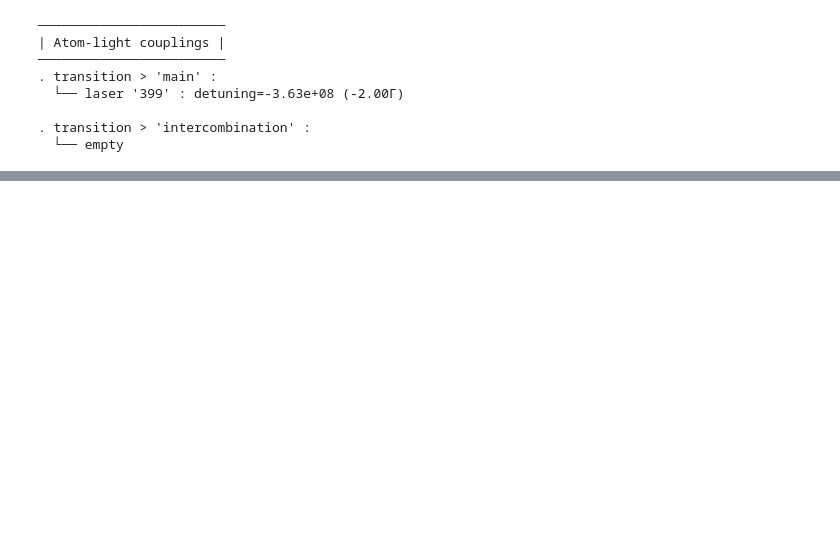
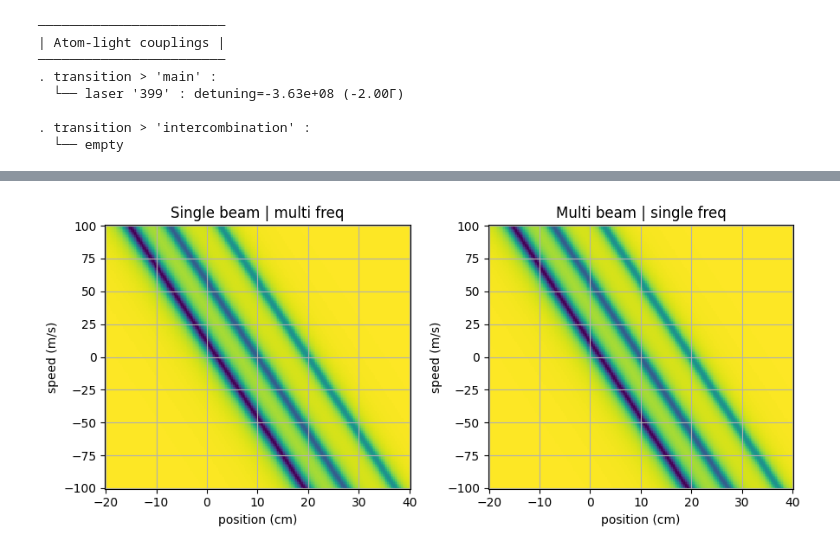
Before and after one commit to adareau/atomSmltr, a Jupyter notebook: docs/_notebook_examples/components/06-configurations.ipynb, the cells around one changed output, grey strips where cells are left out. Saved outputs shown, nothing was run; the diff lists cells and outputs as text; code cells hidden in the pictures; blank space fills up the shorter version.

Commit message:
[doc] add multi freq coupling example in doc

```diff
--- a/docs/_notebook_examples/components/06-configurations.ipynb
+++ b/docs/_notebook_examples/components/06-configurations.ipynb
@@ -172,0 +269,47 @@ config.print_atomlight_info()
+# %%
+# -- Plotting the force, using simulator objects
+# imports
+import numpy as np
+import matplotlib.pyplot as plt
+from atomsmltr.simulation import RK4
+
+# define simulations
+sim_singlebeam = RK4(config_singlebeam)
+sim_multibeams = RK4(config_multibeams)
+
+# prepare grid
+
+grid = np.mgrid[-0.2:0.4:200j, 0:0:1j, 0:0:1j, -100:100:201j, 0:0:1j, 0:0:1j]
+grid = np.squeeze(grid)
+pos = grid.T
+X, _, _, VX, _, _ = grid
+
+# compute force
+force_singlebeam = sim_singlebeam.get_force(pos)
+FX_singlebeam, _, _ = force_singlebeam.T
+force_multibeams = sim_multibeams.get_force(pos)
+FX_multibeams, _, _ = force_multibeams.T
+
+# normalize to same value
+F_max = np.max(np.abs(FX_singlebeam))
+
+# prepare figure
+fix, ax = plt.subplots(1, 2, figsize=(9, 4), tight_layout=True)
+
+# plot single beam force
+c = ax[0].pcolormesh(X * 100, VX, FX_singlebeam / F_max)
+ax[0].set_title("Single beam | multi freq")
+
+# plot multi beam
+ax[1].pcolormesh(X * 100, VX, FX_singlebeam / F_max)
+ax[1].set_title("Multi beam | single freq")
+
+# setup and show
+for cax in ax:
+    cax.set_xlabel("position (cm)")
+    cax.set_ylabel("speed (m/s)")
+    cax.grid()
+
+plt.show()
+# %% [output]
+[figure, added]
```
Also changed, not shown: parts of 3 cells of this notebook.
